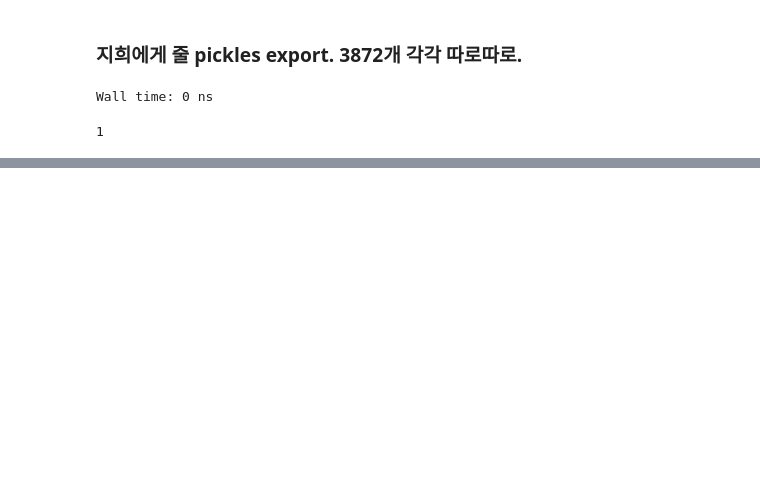
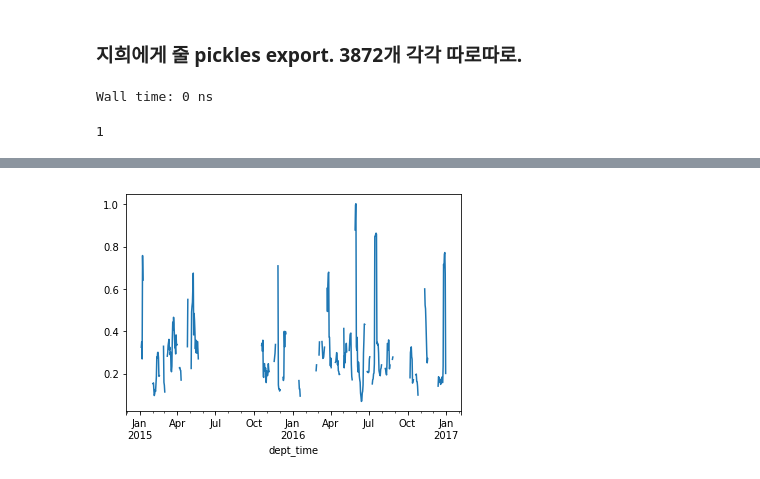
Before and after one commit to jaepil-choi/bikes, a Jupyter notebook: nubija_merge.ipynb, the cells around one changed output, grey strips where cells are left out. Drawn from its saved outputs; the diff is of its cells as text; code cells hidden in the pictures; blank space fills up the shorter version.

```diff
--- a/nubija_merge.ipynb
+++ b/nubija_merge.ipynb
@@ -651,0 +677,5 @@ bike_groups[0]
+# %%
+test2.plot()
+plt.show()
+# %% [output]
+[figure, added]
```
Also changed, not shown: parts of 25 cells of this notebook.
